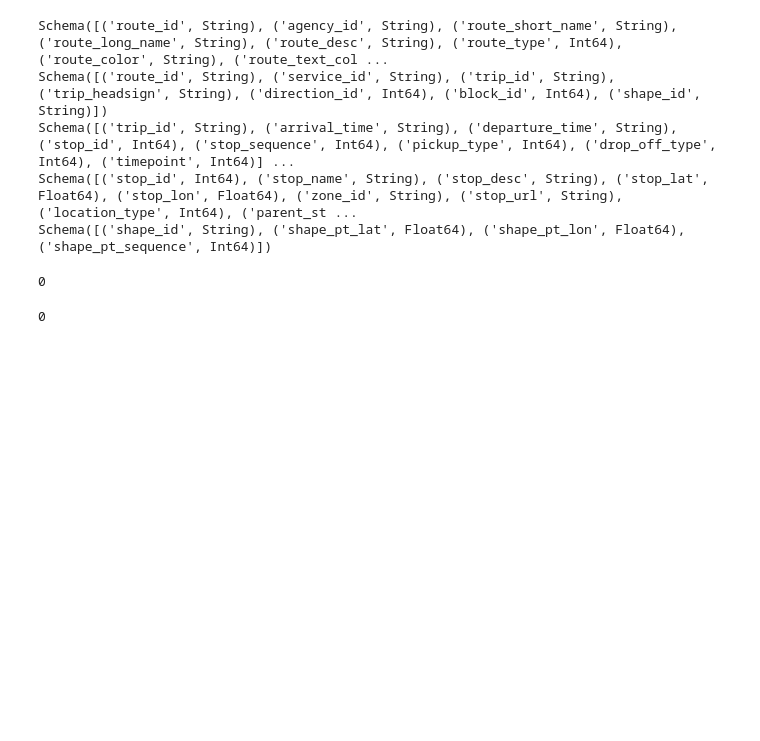
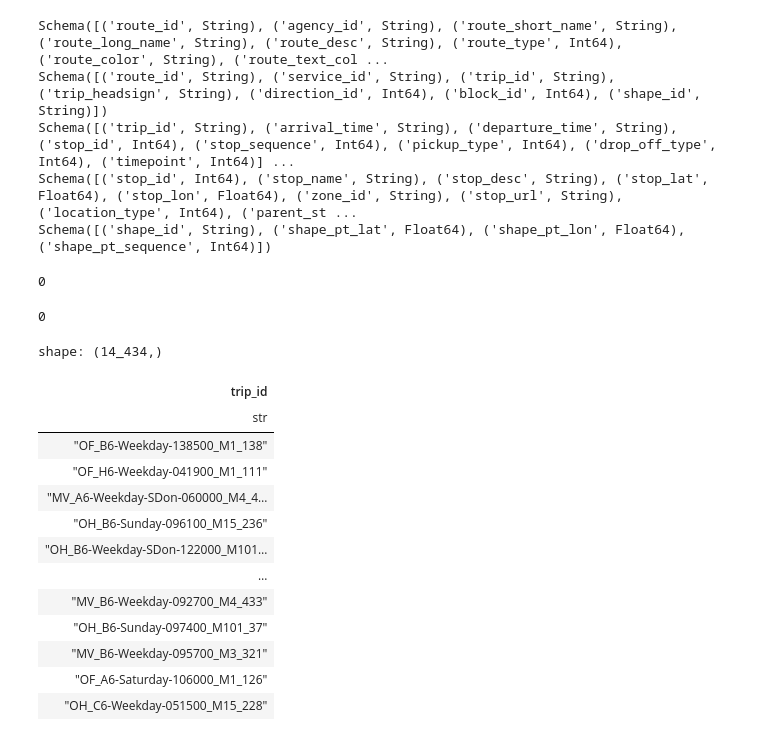
Before and after one commit to Ishan-Singhh/time_series_forecasting_using_deep_learning, a Jupyter notebook: gtfs_preprocessing.ipynb, the cells around one changed output. Drawn from its saved outputs; the diff is of its cells as text; code cells hidden in the pictures; blank space fills up the shorter version.

```diff
--- a/gtfs_preprocessing.ipynb
+++ b/gtfs_preprocessing.ipynb
@@ -171,3 +167,20 @@ duplicates = (
 print(duplicates.height)
 # %% [output]
 0
+# %%
+stop_times["trip_id"].unique()
+# %% [output]
+shape: (14_434,)
+| trip_id |
+| str |
+| "OF_B6-Weekday-138500_M1_138" |
+| "OF_H6-Weekday-041900_M1_111" |
+| "MV_A6-Weekday-SDon-060000_M4_4… |
+| "OH_B6-Sunday-096100_M15_236" |
+| "OH_B6-Weekday-SDon-122000_M101… |
+| … |
+| "MV_B6-Weekday-092700_M4_433" |
+| "OH_B6-Sunday-097400_M101_37" |
+| "MV_B6-Weekday-095700_M3_321" |
+| "OF_A6-Saturday-106000_M1_126" |
+| "OH_C6-Weekday-051500_M15_228" |
```
Also changed, not shown: parts of 3 cells of this notebook, 10 other files.
